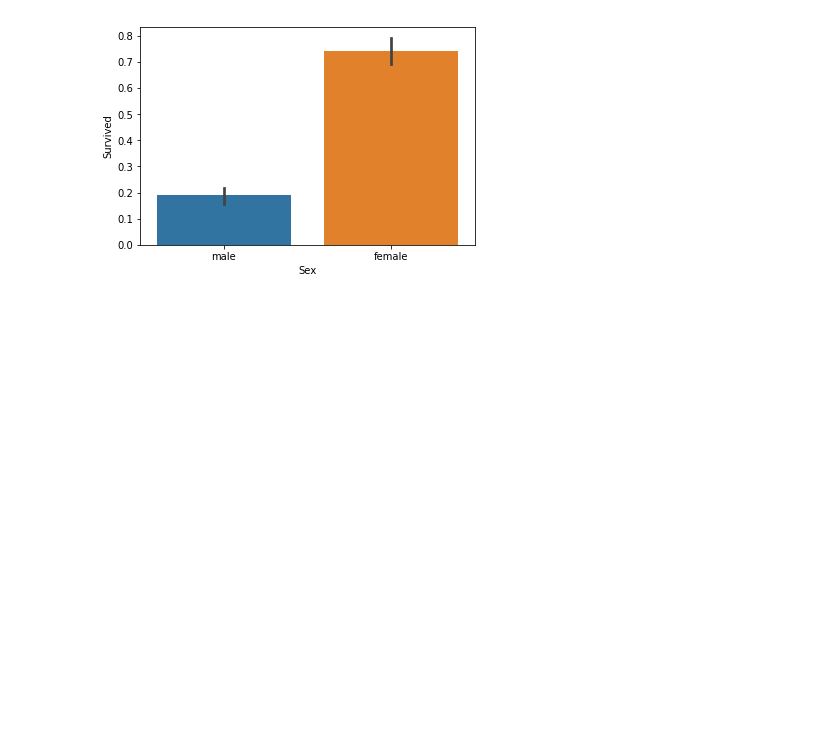
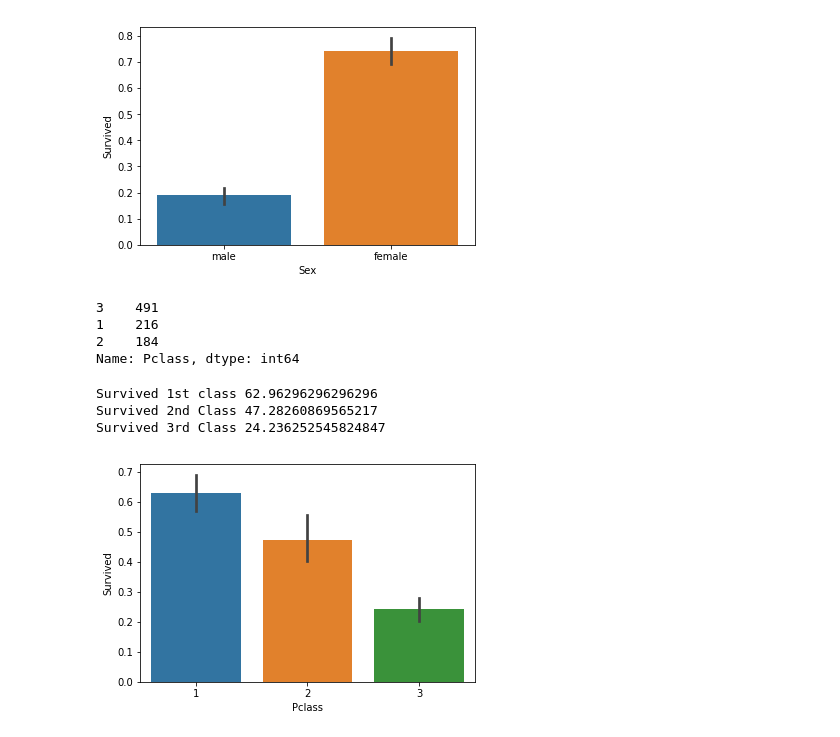
Before and after one commit to innovator-arjun/Titanic-Survival-Prediction, a Jupyter notebook: Titanic-Survival Prediction.ipynb, the cells around one changed output. Drawn from its saved outputs; the diff is of its cells as text; code cells hidden in the pictures; blank space fills up the shorter version.

```diff
--- a/Titanic-Survival Prediction.ipynb
+++ b/Titanic-Survival Prediction.ipynb
@@ -102,3 +102,21 @@ print("Percentage of Male who survived:", tit_train["Survived"][tit_train["Sex"]
 Percentage of females who survived: 74.20382165605095
 Percentage of Male who survived: 18.890814558058924
 [figure]
+# %%
+tit_train.Pclass.value_counts()
+# %% [output]
+3    491
+1    216
+2    184
+Name: Pclass, dtype: int64
+# %%
+sns.barplot(x='Pclass',y='Survived',data=tit_train)
+
+print('Survived 1st class',tit_train['Survived'][tit_train['Pclass']==1].value_counts(normalize=True)[1]*100)
+print('Survived 2nd Class',tit_train['Survived'][tit_train['Pclass']==2].value_counts(normalize=True)[1]*100)
+print('Survived 3rd Class',tit_train['Survived'][tit_train['Pclass']==3].value_counts(normalize=True)[1]*100)
+# %% [output]
+Survived 1st class 62.96296296296296
+Survived 2nd Class 47.28260869565217
+Survived 3rd Class 24.236252545824847
+[figure, added]
```
Also changed, not shown: parts of 3 cells of this notebook.
